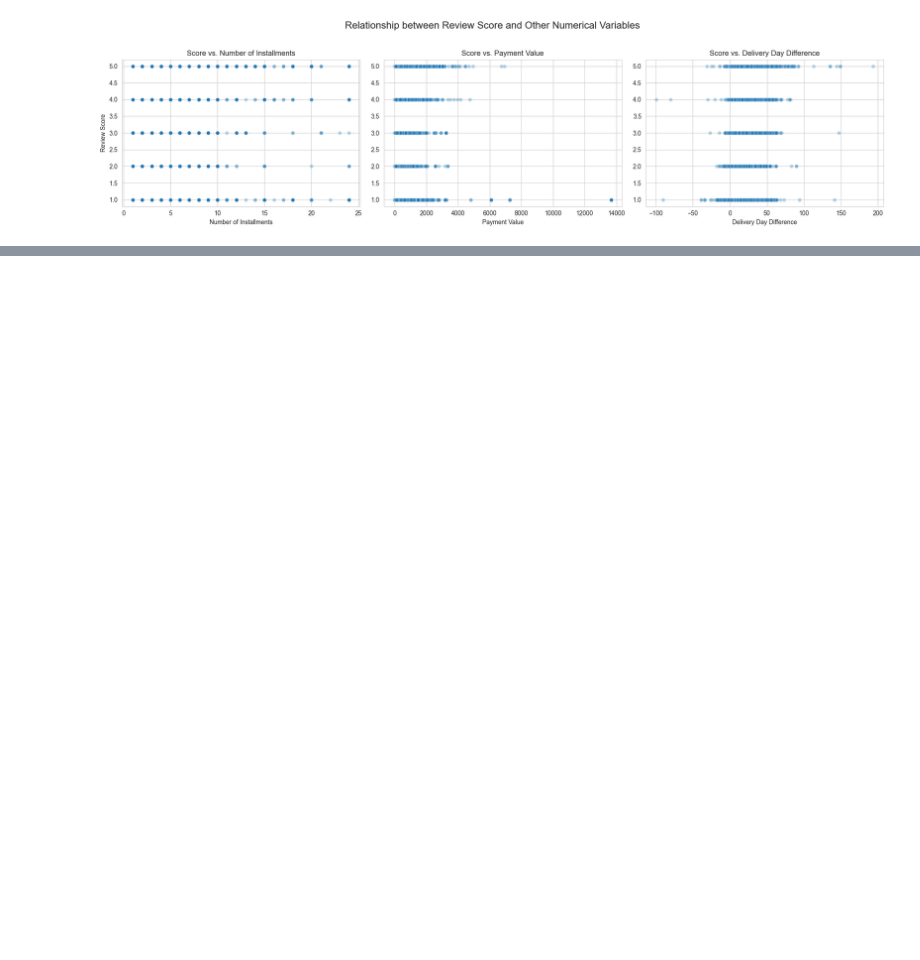
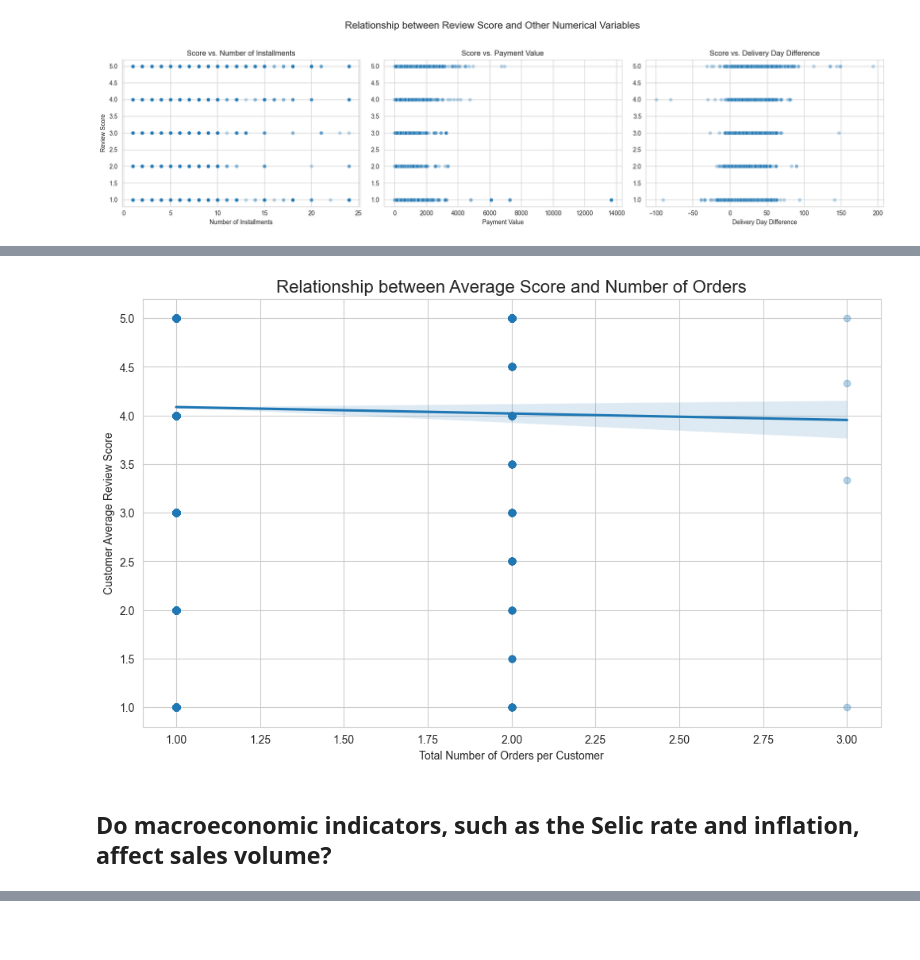
Before and after one commit to ItalloLinhares/Olist-E-Commerce-Data-Analysis, a Jupyter notebook: Olist_Projeto_Analise_de_Dados.ipynb, the cells around one changed output, grey strips where cells are left out. Cells and saved outputs as stored; diff of their text form; code cells hidden in the pictures; blank space fills up the shorter version.

```diff
--- a/Olist_Projeto_Analise_de_Dados.ipynb
+++ b/Olist_Projeto_Analise_de_Dados.ipynb
@@ -795,0 +817,4 @@ plt.show()
+# %%
+orders_customers_score = pd.merge(orders, orders_reviews, on='order_id', how='left')
+orders_customers_score =  orders_customers_score[['order_id', 'customer_id', 'review_score']].copy()
+orders_customers_score.head()
@@ -795,0 +828,7 @@ plt.show()
+# %%
+customers_orders_scores = orders_customers_score.groupby('customer_id').agg(
+    customers_orders=('order_id', 'count'),
+    customer_average_score=('review_score', 'mean')
+).reset_index()
+
+customers_orders_scores.head()
@@ -795,0 +849,28 @@ plt.show()
+# %%
+# Set the visual style for the plot
+sns.set_style("whitegrid")
+
+# Create a figure and axes for the plot, defining its size for better visibility
+plt.figure(figsize=(12, 7))
+
+# Create the scatter plot with a regression line
+# 'scatter_kws' is used to pass arguments to the underlying scatter plot function,
+# like 'alpha' for transparency, which helps in visualizing dense areas.
+sns.regplot(
+    data=customers_orders_scores,
+    x='customers_orders',
+    y='customer_average_score',
+    scatter_kws={'alpha': 0.3}
+)
+
+# Add a descriptive title and labels for clarity
+plt.title('Relationship between Average Score and Number of Orders', fontsize=16)
+plt.xlabel('Total Number of Orders per Customer')
+plt.ylabel('Customer Average Review Score')
+
+# Display the final plot
+plt.show()
+# %% [output]
+[figure, added]
+# %% [markdown]
+## Do macroeconomic indicators, such as the Selic rate and inflation, affect sales volume?
```
Also changed, not shown: parts of 16 cells of this notebook.
